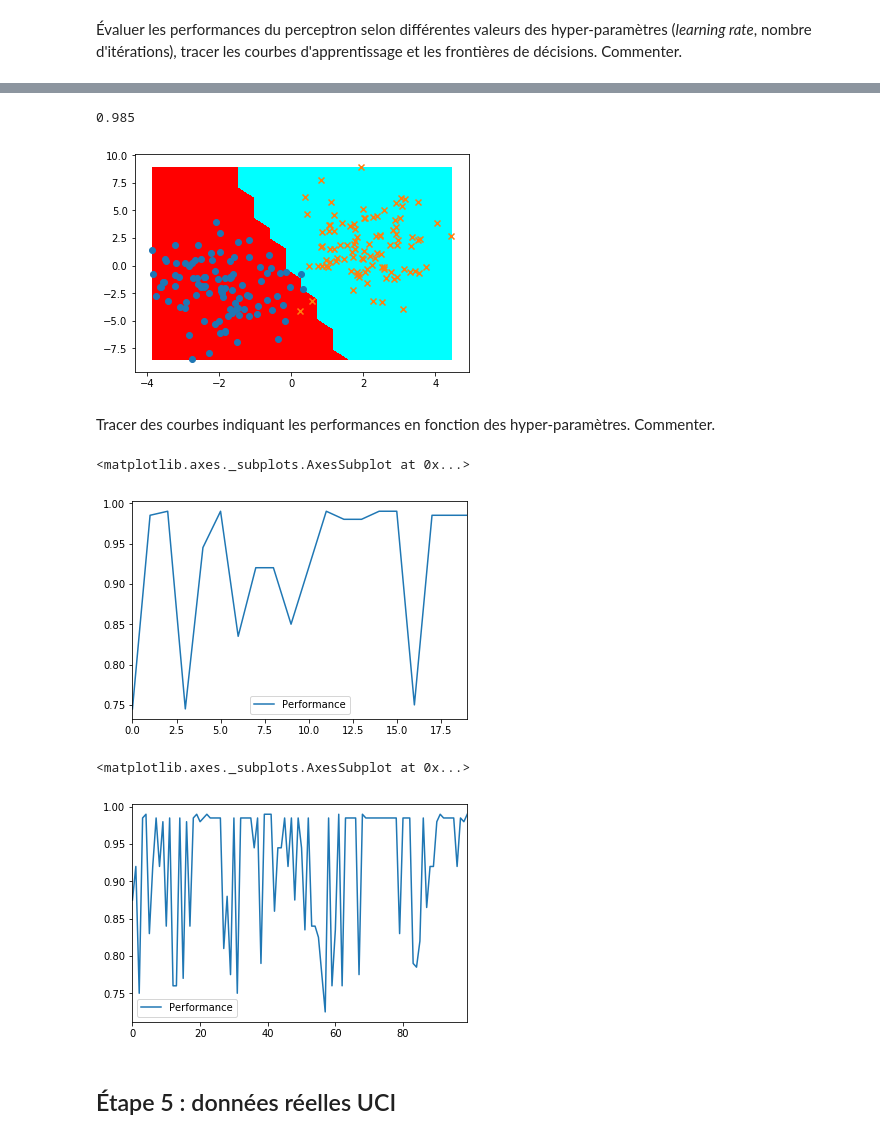
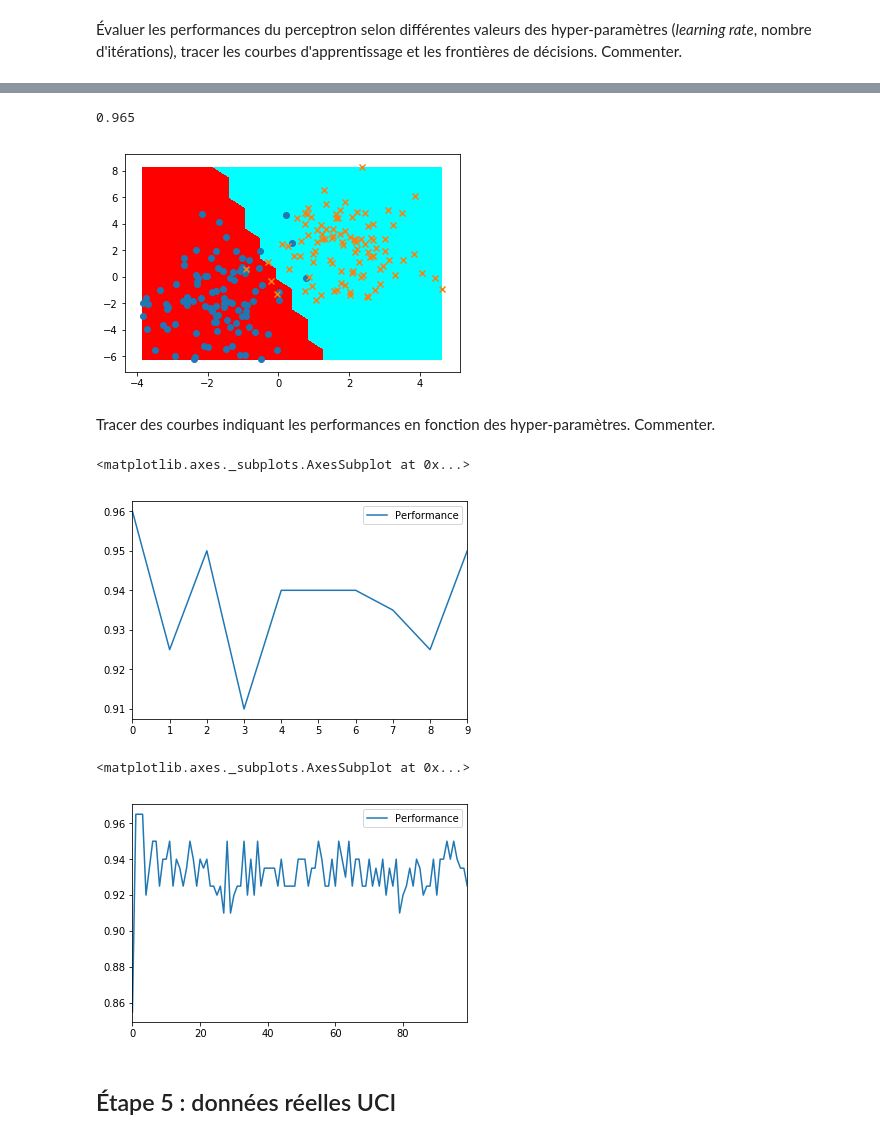
Before and after one commit to menglingshu/PythonExercice, a Jupyter notebook: tp3.ipynb, the cells around one changed output, grey strips where cells are left out. Saved outputs shown, nothing was run; the diff lists cells and outputs as text; code cells hidden in the pictures.

```diff
--- a/tp3.ipynb
+++ b/tp3.ipynb
@@ -265,19 +265,19 @@ plot2DSet(set_test)
 # %%
-perceptron = Perceptron(2, 0.9, 20)
+perceptron = Perceptron(2, 0.001, 20)
 perceptron.train(set_apprentissage)
 plot_frontiere(set_test,perceptron,20)
 print(perceptron.accuracy(set_test))
 plot_frontiere(set_test,perceptron)
 plot2DSet(set_test)
 # %% [output]
-0.985
+0.965
-[figure, old version]
+[figure, new version]
 # %% [markdown]
 Tracer des courbes indiquant les performances en fonction des hyper-paramètres. Commenter.
 # %%
 res1 = []
 
-for i in range(20):
+for i in range(10):
     perceptron1 = Perceptron(2, 0.1, i)
     perceptron1.train(set_apprentissage)
     res1.append(perceptron1.accuracy(set_test))
@@ -287,13 +287,14 @@ dict_res1 = {
 }
 df1 = pd.DataFrame(dict_res1)
 df1.plot(kind = 'line')
+#Les nombres d'iterations convergence apres 1 fois d‘iteration
 # %% [output]
 <matplotlib.axes._subplots.AxesSubplot at 0x...>
-[figure, old version]
+[figure, new version]
 # %%
 res2 = []
 
-for r in np.arange(0, 1, 0.01):
+for r in np.arange(0, 0.1, 0.001):
     perceptron2 = Perceptron(2, r, 20)
     perceptron2.train(set_apprentissage)
     res2.append(perceptron2.accuracy(set_test))
@@ -303,9 +304,11 @@ dict_res2 = {
 }
 df2 = pd.DataFrame(dict_res2)
 df2.plot(kind = 'line')
+# Learning rate avoir pas grand influence pour cette algorithme.
+# Mais normalment on chois un petit nombre comme 0.001
 # %% [output]
 <matplotlib.axes._subplots.AxesSubplot at 0x...>
-[figure, old version]
+[figure, new version]
 # %% [markdown]
 ## Étape 5 : données réelles UCI
 # %%
```
Also changed, not shown: parts of 8 cells of this notebook.
